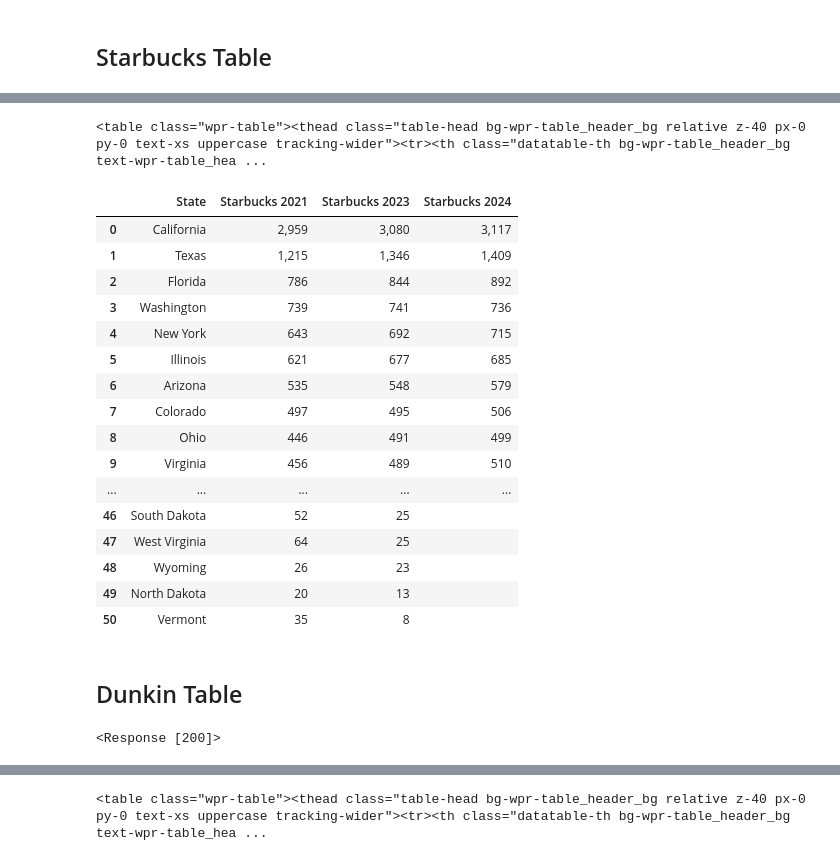
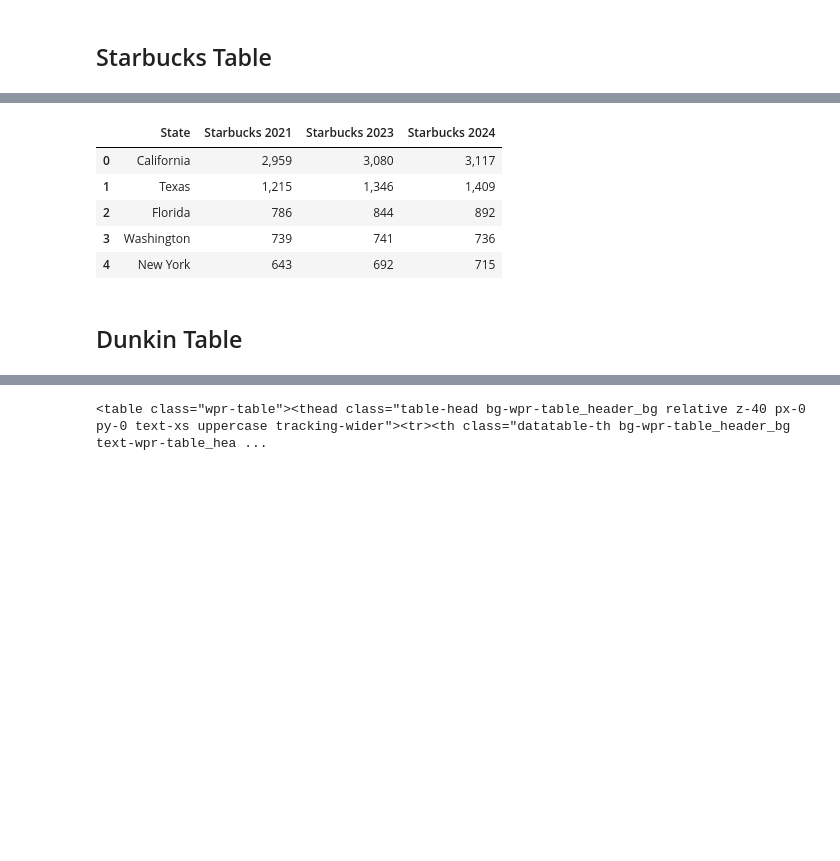
Before and after one commit to wkapner/GSB_544, a Jupyter notebook: Labs/Lab4.ipynb, the cells around one changed output, grey strips where cells are left out. Cells and saved outputs as stored; diff of their text form; code cells hidden in the pictures; blank space fills up the shorter version.

```diff
--- a/Labs/Lab4.ipynb
+++ b/Labs/Lab4.ipynb
@@ -34,51 +27,36 @@ soup
 # %%
 table = soup.find_all('table',{'class','wpr-table'})[0]
-table
+#table
-# %% [output]
-<table class="wpr-table"><thead class="table-head bg-wpr-table_header_bg relative z-40 px-0 py-0 text-xs uppercase tracking-wider"><tr><th class="datatable-th bg-wpr-table_header_bg text-wpr-table_hea ...
 # %%
 state = []
 star2023 = []
 star2021 = []
 star2024 = []
 for stores in table.find_all('tr')[1:]:
     state.append(stores.find("th").get_text(strip = False))
     star2023.append(stores.find_all("td")[0].get_text(strip = False))
     star2021.append(stores.find_all("td")[1].get_text(strip = False))
     star2024.append(stores.find_all("td")[2].get_text(strip = False))
 
 
 newstructure = pd.DataFrame({
     'State': state,
     'Starbucks 2021': star2021,
     'Starbucks 2023': star2023,
     'Starbucks 2024': star2024
     })
-newstructure
+newstructure.head()
 # %% [output]
 |  | State | Starbucks 2021 | Starbucks 2023 | Starbucks 2024 |
 | 0 | California | 2,959 | 3,080 | 3,117 |
 | 1 | Texas | 1,215 | 1,346 | 1,409 |
 | 2 | Florida | 786 | 844 | 892 |
 | 3 | Washington | 739 | 741 | 736 |
 | 4 | New York | 643 | 692 | 715 |
-| 5 | Illinois | 621 | 677 | 685 |
-| 6 | Arizona | 535 | 548 | 579 |
-| 7 | Colorado | 497 | 495 | 506 |
-| 8 | Ohio | 446 | 491 | 499 |
-| 9 | Virginia | 456 | 489 | 510 |
-| ... | ... | ... | ... | ... |
-| 46 | South Dakota | 52 | 25 |  |
-| 47 | West Virginia | 64 | 25 |  |
-| 48 | Wyoming | 26 | 23 |  |
-| 49 | North Dakota | 20 | 13 |  |
-| 50 | Vermont | 35 | 8 |  |
 # %% [markdown]
 ## Dunkin Table
 # %%
-response1 = requests.get("https://worldpopulationreview.com/state-rankings/starbucks-stores-by-state")
-response1
+response1 = requests.get("https://worldpopulationreview.com/state-rankings/dunkin-donuts-by-state")
+#response1
-# %% [output]
-<Response [200]>
 # %%
 soup1 = BeautifulSoup(response1.content, "html.parser")
```
Also changed, not shown: parts of 29 cells of this notebook, 2 other files.
